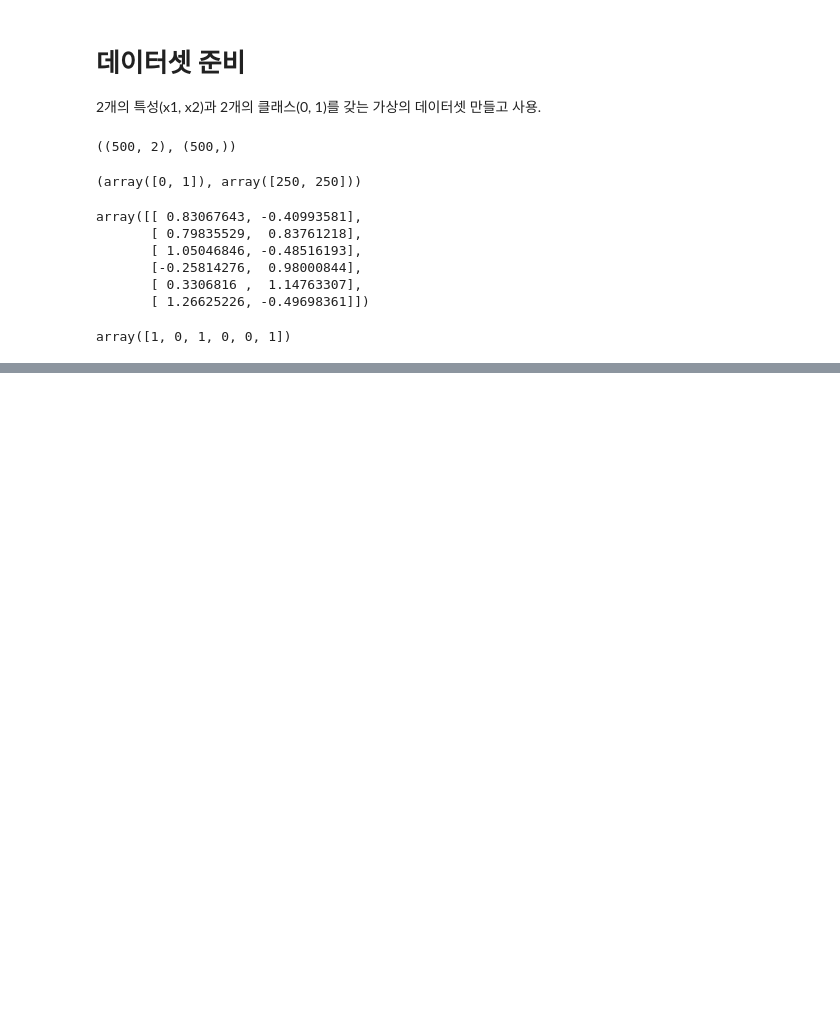
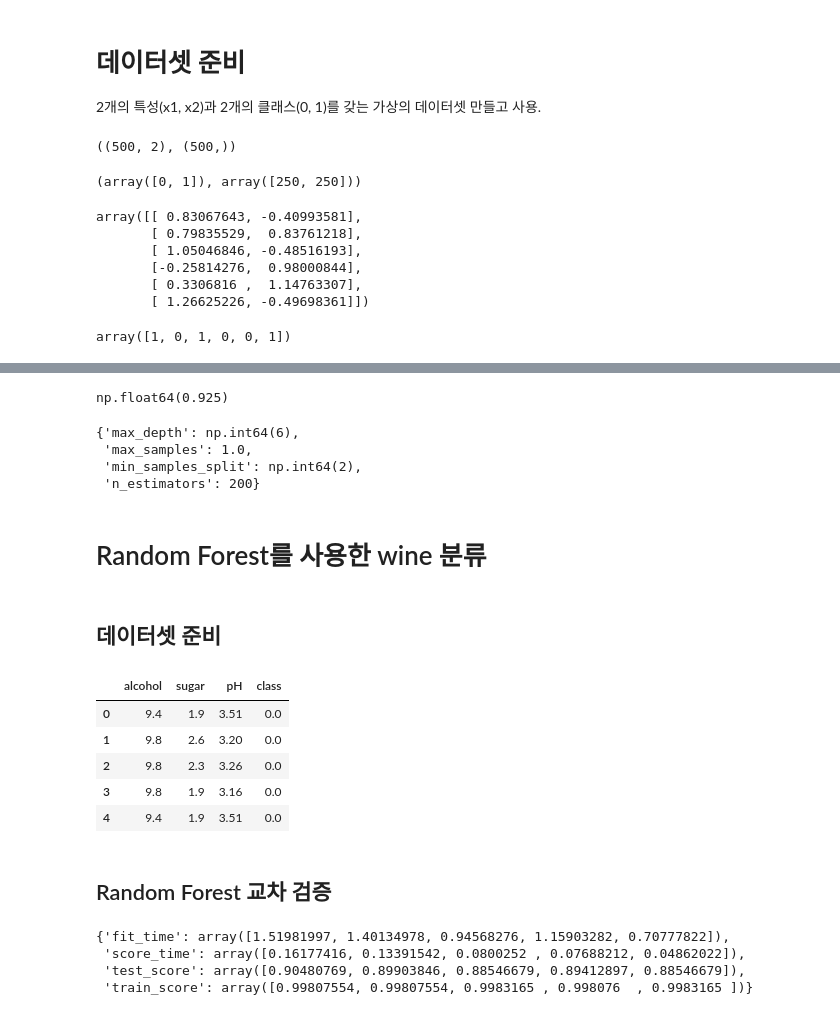
Before and after one commit to YounJJ/202511_BD53, a Jupyter notebook: lab_ml/ml11_ensemble.ipynb, the cells around one changed output, grey strips where cells are left out. Drawn from its saved outputs; the diff is of its cells as text; code cells hidden in the pictures; blank space fills up the shorter version.

```diff
--- a/lab_ml/ml11_ensemble.ipynb
+++ b/lab_ml/ml11_ensemble.ipynb
@@ -71,0 +338,15 @@ plt.show()
+# %%
+grid.best_score_
+# %% [output]
+np.float64(0.925)
+# %%
+grid.best_params_
+# %% [output]
+{'max_depth': np.int64(6),
+ 'max_samples': 1.0,
+ 'min_samples_split': np.int64(2),
+ 'n_estimators': 200}
+# %% [markdown]
+# Random Forest를 사용한 wine 분류
+# %% [markdown]
+## 데이터셋 준비
@@ -71,0 +355,9 @@ plt.show()
+# %%
+wine_df.head()
+# %% [output]
+|  | alcohol | sugar | pH | class |
+| 0 | 9.4 | 1.9 | 3.51 | 0.0 |
+| 1 | 9.8 | 2.6 | 3.20 | 0.0 |
+| 2 | 9.8 | 2.3 | 3.26 | 0.0 |
+| 3 | 9.8 | 1.9 | 3.16 | 0.0 |
+| 4 | 9.4 | 1.9 | 3.51 | 0.0 |
@@ -71,0 +373,2 @@ plt.show()
+# %% [markdown]
+## Random Forest 교차 검증
@@ -71,0 +384,7 @@ plt.show()
+# %%
+cv
+# %% [output]
+{'fit_time': array([1.51981997, 1.40134978, 0.94568276, 1.15903282, 0.70777822]),
+ 'score_time': array([0.16177416, 0.13391542, 0.0800252 , 0.07688212, 0.04862022]),
+ 'test_score': array([0.90480769, 0.89903846, 0.88546679, 0.89412897, 0.88546679]),
+ 'train_score': array([0.99807554, 0.99807554, 0.9983165 , 0.998076  , 0.9983165 ])}
```
Also changed, not shown: parts of 78 cells of this notebook.
